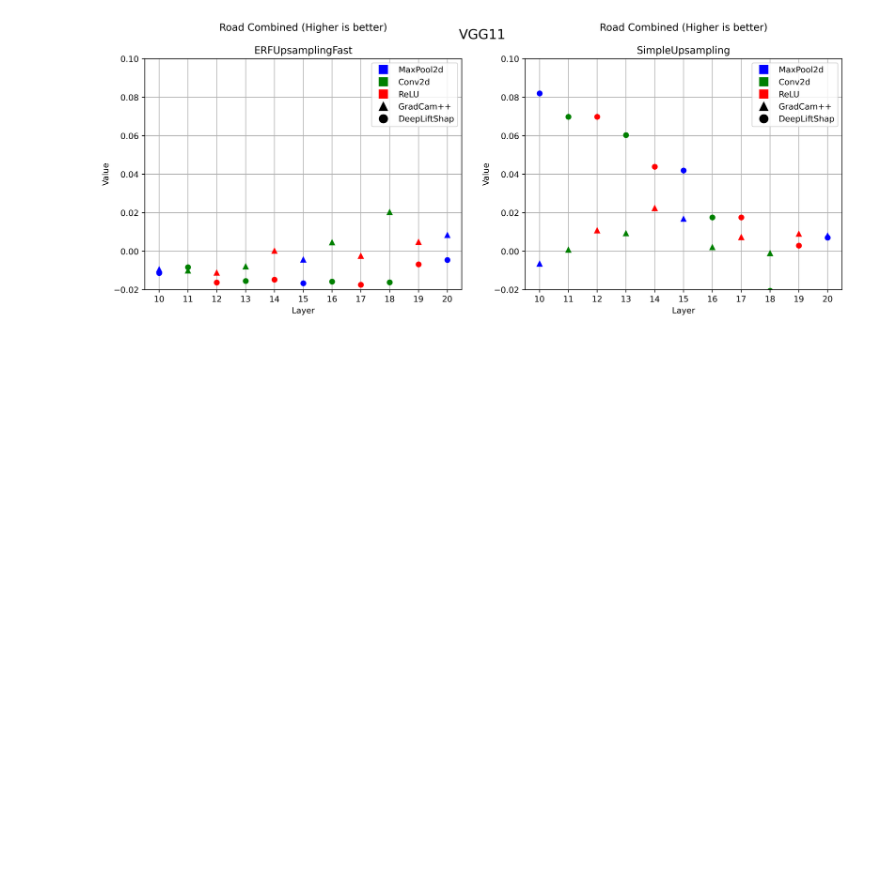
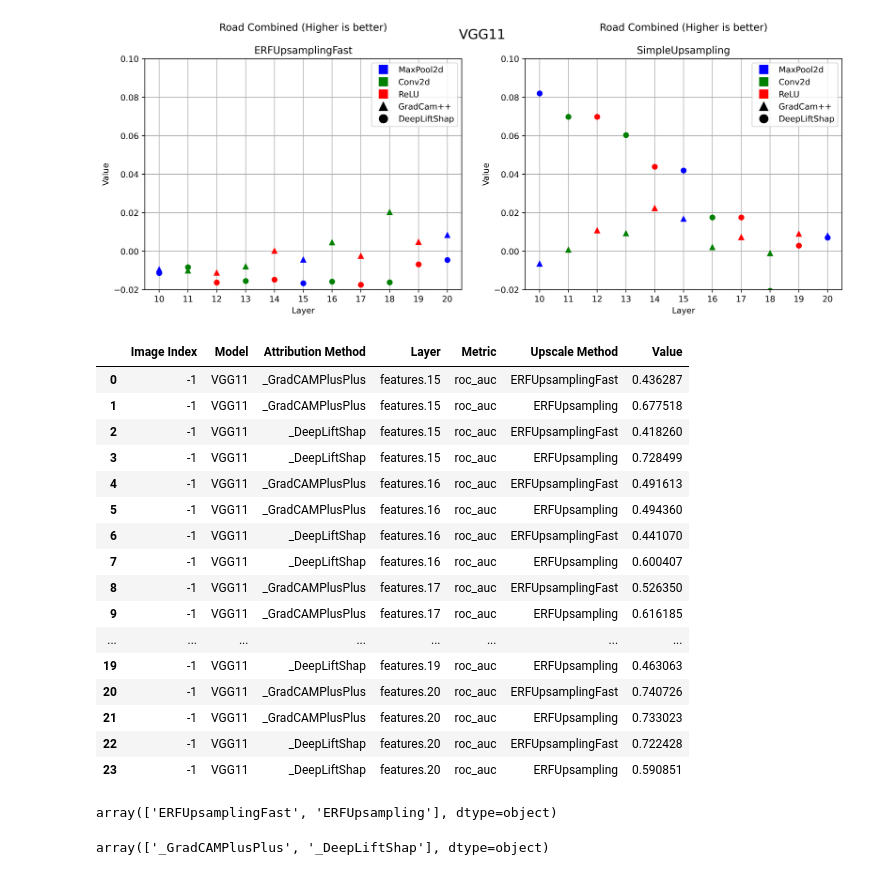
Before and after one commit to liuktc/ML4CV_XAI, a Jupyter notebook: synth_result_analysis.ipynb, the cells around one changed output. Saved outputs shown, nothing was run; the diff lists cells and outputs as text; code cells hidden in the pictures; blank space fills up the shorter version.

```diff
--- a/synth_result_analysis.ipynb
+++ b/synth_result_analysis.ipynb
@@ -175,0 +180,28 @@ plt.savefig('./plots/results synth road.pdf', dpi=400, bbox_inches='tight')
+# %%
+df
+# %% [output]
+|  | Image Index | Model | Attribution Method | Layer | Metric | Upscale Method | Value |
+| 0 | -1 | VGG11 | _GradCAMPlusPlus | features.15 | roc_auc | ERFUpsamplingFast | 0.436287 |
+| 1 | -1 | VGG11 | _GradCAMPlusPlus | features.15 | roc_auc | ERFUpsampling | 0.677518 |
+| 2 | -1 | VGG11 | _DeepLiftShap | features.15 | roc_auc | ERFUpsamplingFast | 0.418260 |
+| 3 | -1 | VGG11 | _DeepLiftShap | features.15 | roc_auc | ERFUpsampling | 0.728499 |
+| 4 | -1 | VGG11 | _GradCAMPlusPlus | features.16 | roc_auc | ERFUpsamplingFast | 0.491613 |
+| 5 | -1 | VGG11 | _GradCAMPlusPlus | features.16 | roc_auc | ERFUpsampling | 0.494360 |
+| 6 | -1 | VGG11 | _DeepLiftShap | features.16 | roc_auc | ERFUpsamplingFast | 0.441070 |
+| 7 | -1 | VGG11 | _DeepLiftShap | features.16 | roc_auc | ERFUpsampling | 0.600407 |
+| 8 | -1 | VGG11 | _GradCAMPlusPlus | features.17 | roc_auc | ERFUpsamplingFast | 0.526350 |
+| 9 | -1 | VGG11 | _GradCAMPlusPlus | features.17 | roc_auc | ERFUpsampling | 0.616185 |
+| ... | ... | ... | ... | ... | ... | ... | ... |
+| 19 | -1 | VGG11 | _DeepLiftShap | features.19 | roc_auc | ERFUpsampling | 0.463063 |
+| 20 | -1 | VGG11 | _GradCAMPlusPlus | features.20 | roc_auc | ERFUpsamplingFast | 0.740726 |
+| 21 | -1 | VGG11 | _GradCAMPlusPlus | features.20 | roc_auc | ERFUpsampling | 0.733023 |
+| 22 | -1 | VGG11 | _DeepLiftShap | features.20 | roc_auc | ERFUpsamplingFast | 0.722428 |
+| 23 | -1 | VGG11 | _DeepLiftShap | features.20 | roc_auc | ERFUpsampling | 0.590851 |
+# %%
+upscale_methods
+# %% [output]
+array(['ERFUpsamplingFast', 'ERFUpsampling'], dtype=object)
+# %%
+attribution_methods
+# %% [output]
+array(['_GradCAMPlusPlus', '_DeepLiftShap'], dtype=object)
```
Also changed, not shown: parts of 4 cells of this notebook, 10 other files.
